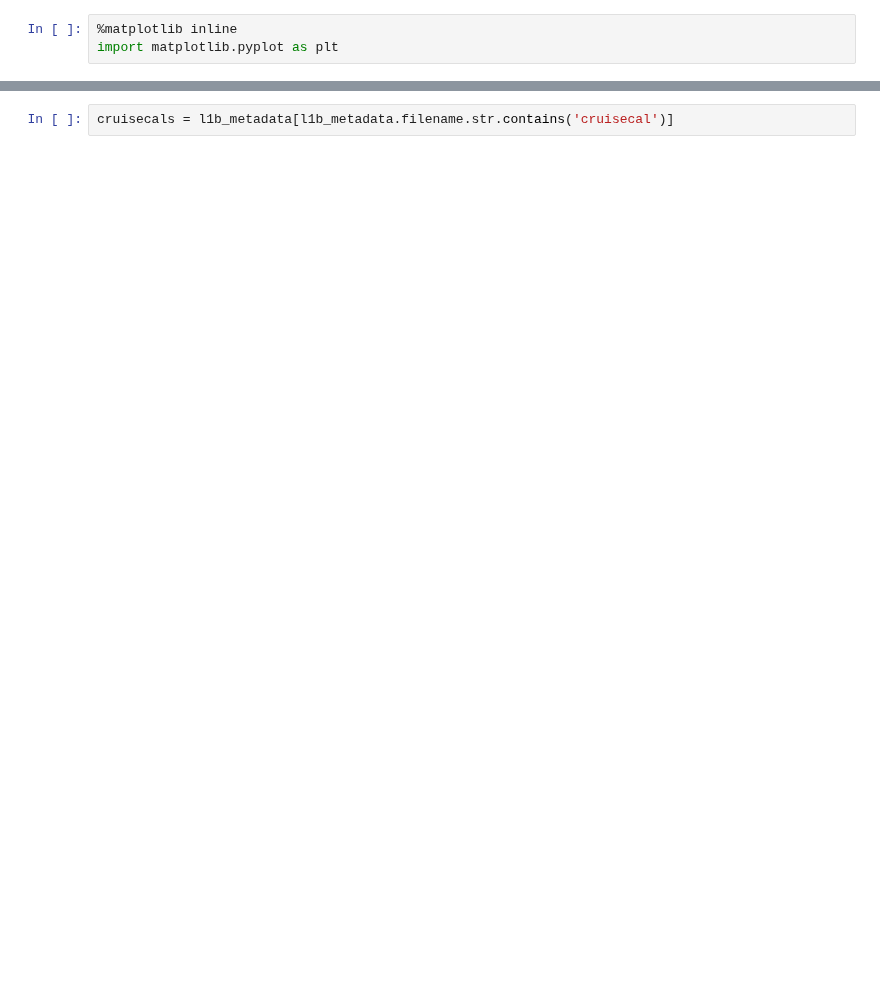
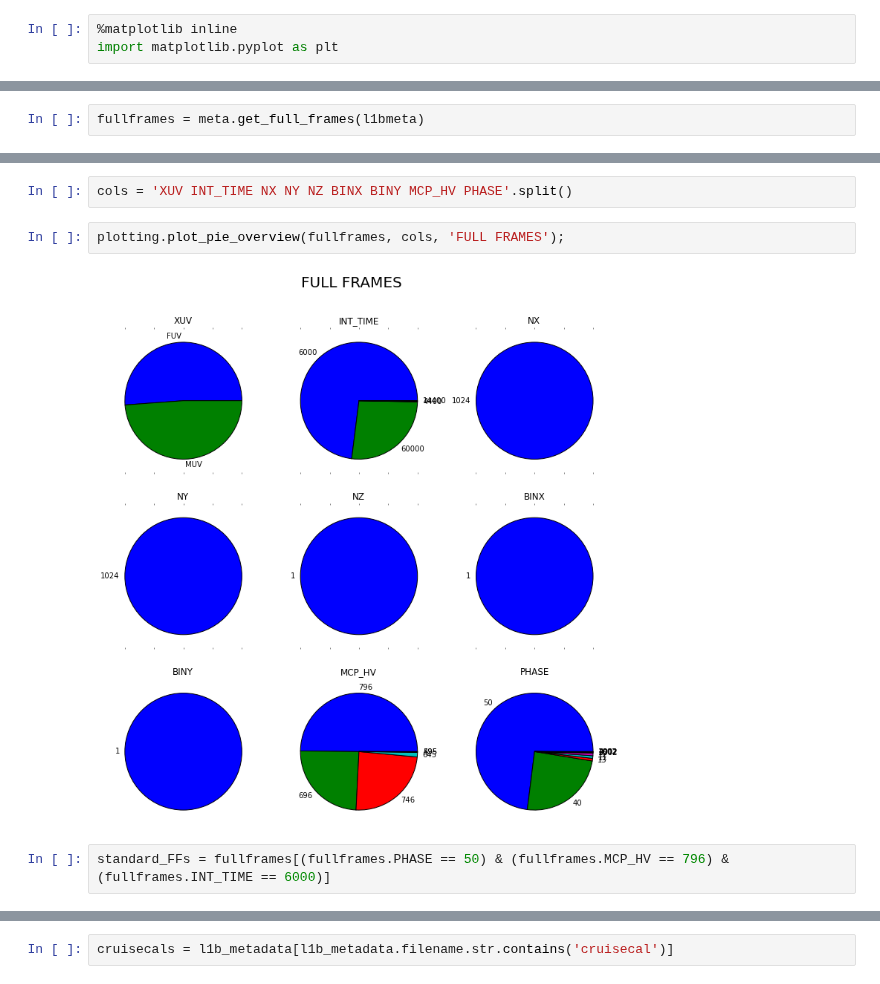
Before and after one commit to michaelaye/iuvs, a Jupyter notebook: notebooks/Pie plotting.ipynb, the cells around one changed output, grey strips where cells are left out. Drawn from its saved outputs; the diff is of its cells as text; blank space fills up the shorter version.

```diff
--- a/notebooks/Pie plotting.ipynb
+++ b/notebooks/Pie plotting.ipynb
@@ -7,0 +31,2 @@ import matplotlib.pyplot as plt
+# %%
+fullframes = meta.get_full_frames(l1bmeta)
@@ -7,0 +53,8 @@ import matplotlib.pyplot as plt
+# %%
+cols = 'XUV INT_TIME NX NY NZ BINX BINY MCP_HV PHASE'.split()
+# %%
+plotting.plot_pie_overview(fullframes, cols, 'FULL FRAMES');
+# %% [output]
+[figure, added]
+# %%
+standard_FFs = fullframes[(fullframes.PHASE == 50) & (fullframes.MCP_HV == 796) & (fullframes.INT_TIME == 6000)]
```
Also changed, not shown: parts of 15 cells of this notebook, 2 other files.
